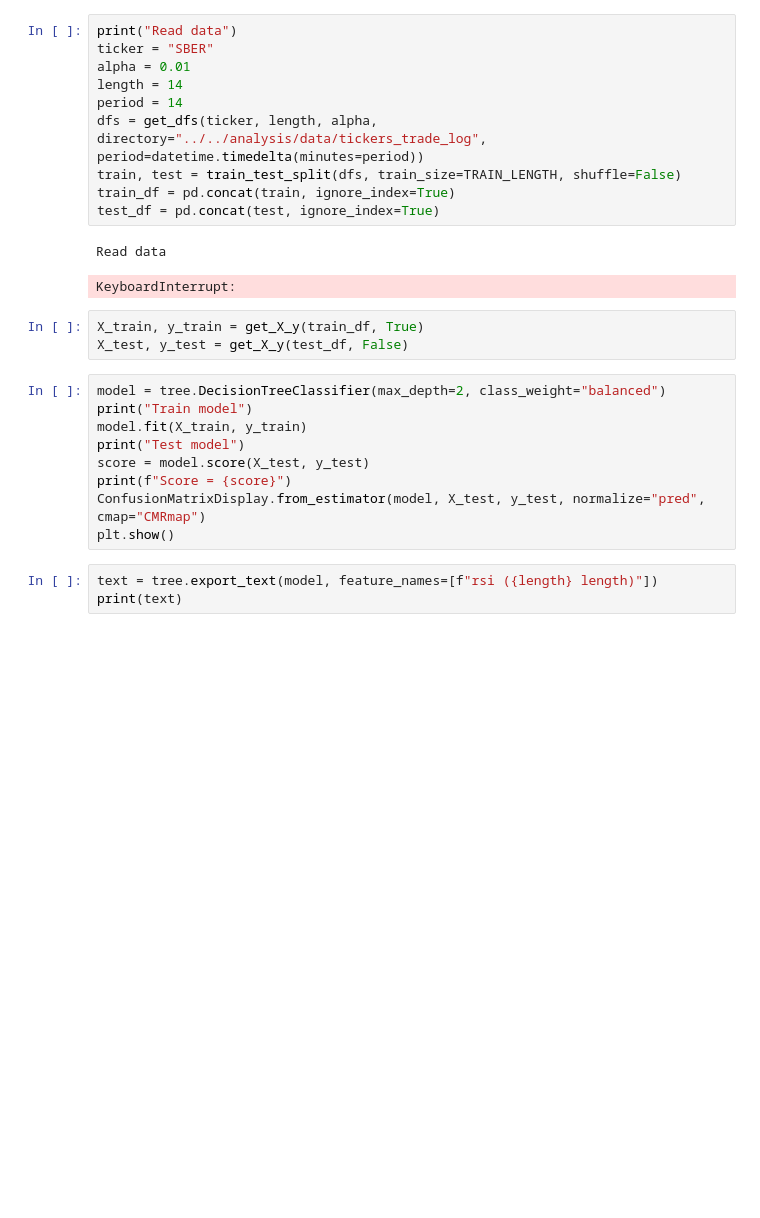
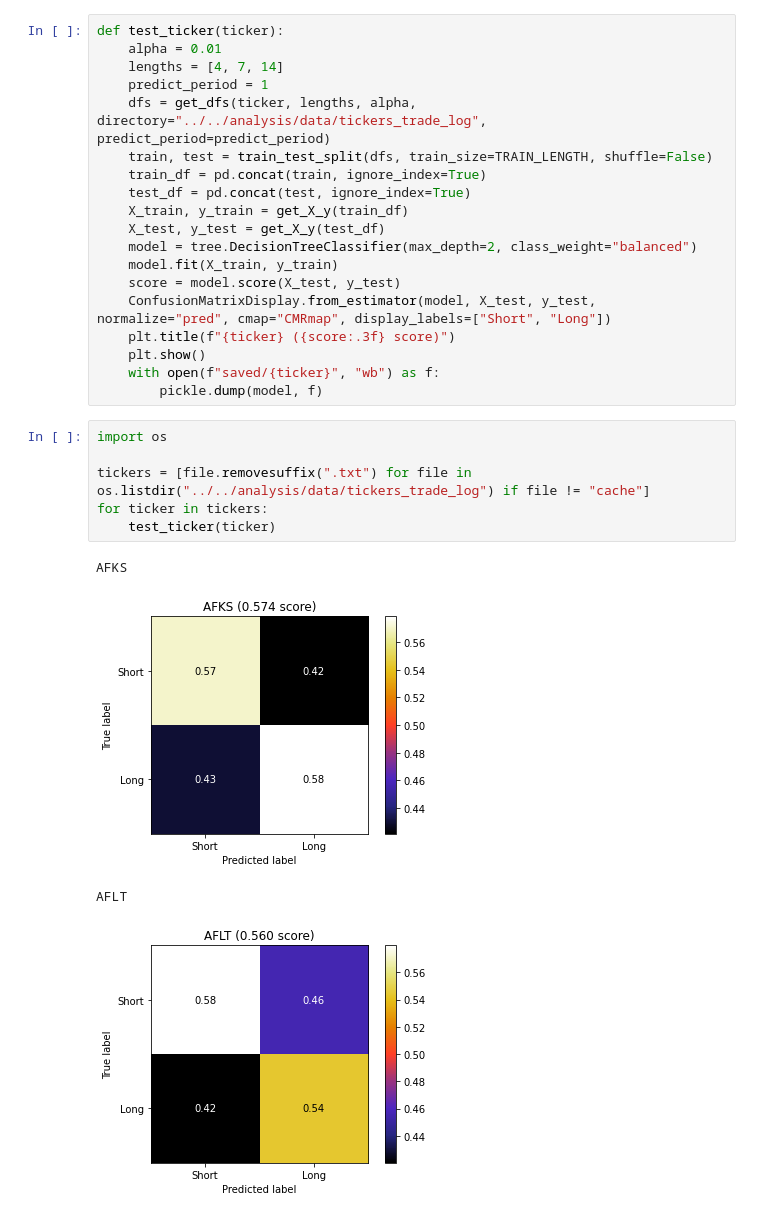
Before and after one commit to Maksim787/trading-project, a Jupyter notebook: tester_trade_log/models/rsi_classifier.ipynb, the cells around one changed output. Drawn from its saved outputs; the diff is of its cells as text; blank space fills up the shorter version.

Commit message:
Integrate decision tree to tester

```diff
--- a/tester_trade_log/models/rsi_classifier.ipynb
+++ b/tester_trade_log/models/rsi_classifier.ipynb
@@ -53,30 +48,32 @@ import matplotlib.pyplot as plt
 from sklearn.metrics import ConfusionMatrixDisplay
 from sklearn.model_selection import train_test_split
 # %%
-print("Read data")
-ticker = "SBER"
-alpha = 0.01
-length = 14
-period = 14
-dfs = get_dfs(ticker, length, alpha, directory="../../analysis/data/tickers_trade_log", period=datetime.timedelta(minutes=period))
-train, test = train_test_split(dfs, train_size=TRAIN_LENGTH, shuffle=False)
-train_df = pd.concat(train, ignore_index=True)
-test_df = pd.concat(test, ignore_index=True)
+def test_ticker(ticker):
+    alpha = 0.01
+    lengths = [4, 7, 14]
+    predict_period = 1
+    dfs = get_dfs(ticker, lengths, alpha, directory="../../analysis/data/tickers_trade_log", predict_period=predict_period)
+    train, test = train_test_split(dfs, train_size=TRAIN_LENGTH, shuffle=False)
+    train_df = pd.concat(train, ignore_index=True)
+    test_df = pd.concat(test, ignore_index=True)
+    X_train, y_train = get_X_y(train_df)
+    X_test, y_test = get_X_y(test_df)
+    model = tree.DecisionTreeClassifier(max_depth=2, class_weight="balanced")
+    model.fit(X_train, y_train)
+    score = model.score(X_test, y_test)
+    ConfusionMatrixDisplay.from_estimator(model, X_test, y_test, normalize="pred", cmap="CMRmap", display_labels=["Short", "Long"])
+    plt.title(f"{ticker} ({score:.3f} score)")
+    plt.show()
+    with open(f"saved/{ticker}", "wb") as f:
+        pickle.dump(model, f)
-# %% [output]
-Read data
-KeyboardInterrupt:
-# %%
-X_train, y_train = get_X_y(train_df, True)
-X_test, y_test = get_X_y(test_df, False)
-# %%
-model = tree.DecisionTreeClassifier(max_depth=2, class_weight="balanced")
-print("Train model")
-model.fit(X_train, y_train)
-print("Test model")
-score = model.score(X_test, y_test)
-print(f"Score = {score}")
-ConfusionMatrixDisplay.from_estimator(model, X_test, y_test, normalize="pred", cmap="CMRmap")
-plt.show()
-# %%
-text = tree.export_text(model, feature_names=[f"rsi ({length} length)"])
-print(text)
+# %%
+import os
+
+tickers = [file.removesuffix(".txt") for file in os.listdir("../../analysis/data/tickers_trade_log") if file != "cache"]
+for ticker in tickers:
+    test_ticker(ticker)
+# %% [output]
+AFKS
+[figure, added]
+AFLT
+[figure, added]
```
Also changed, not shown: parts of 6 cells of this notebook, 4 other files.
